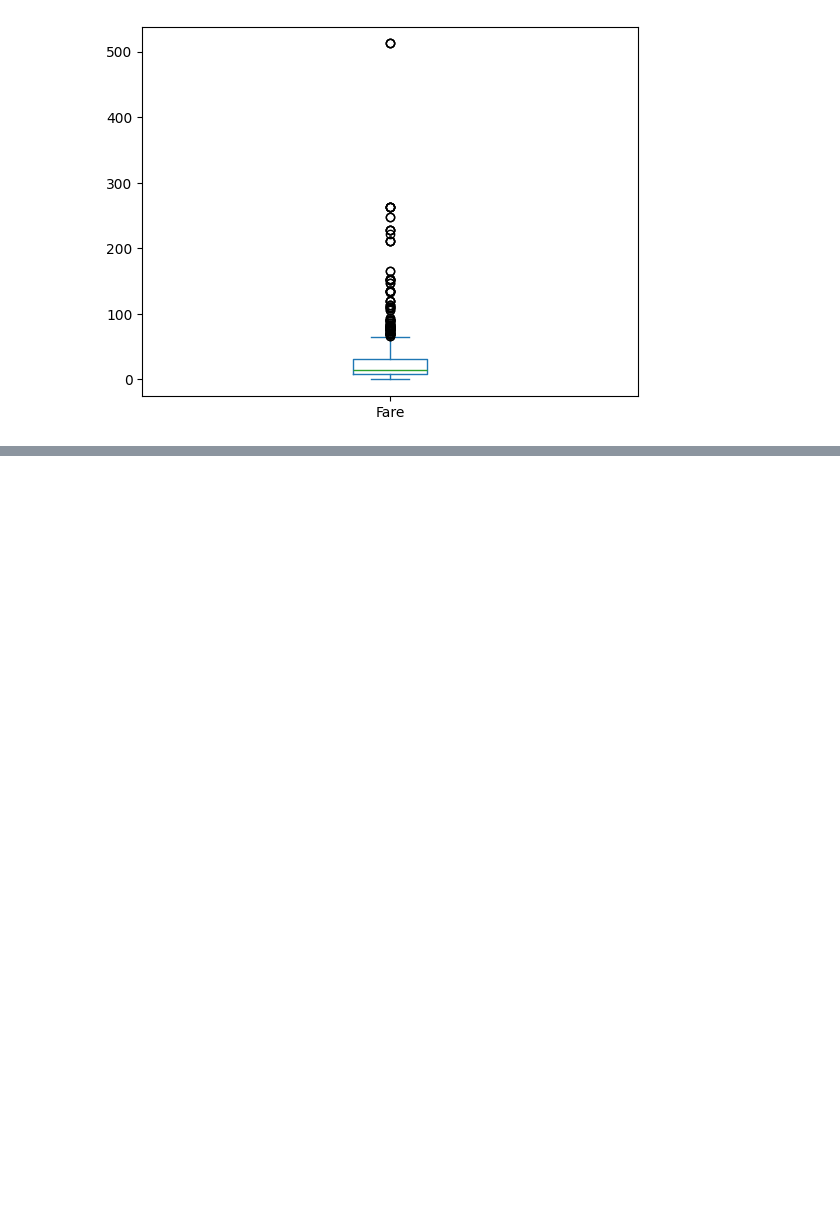
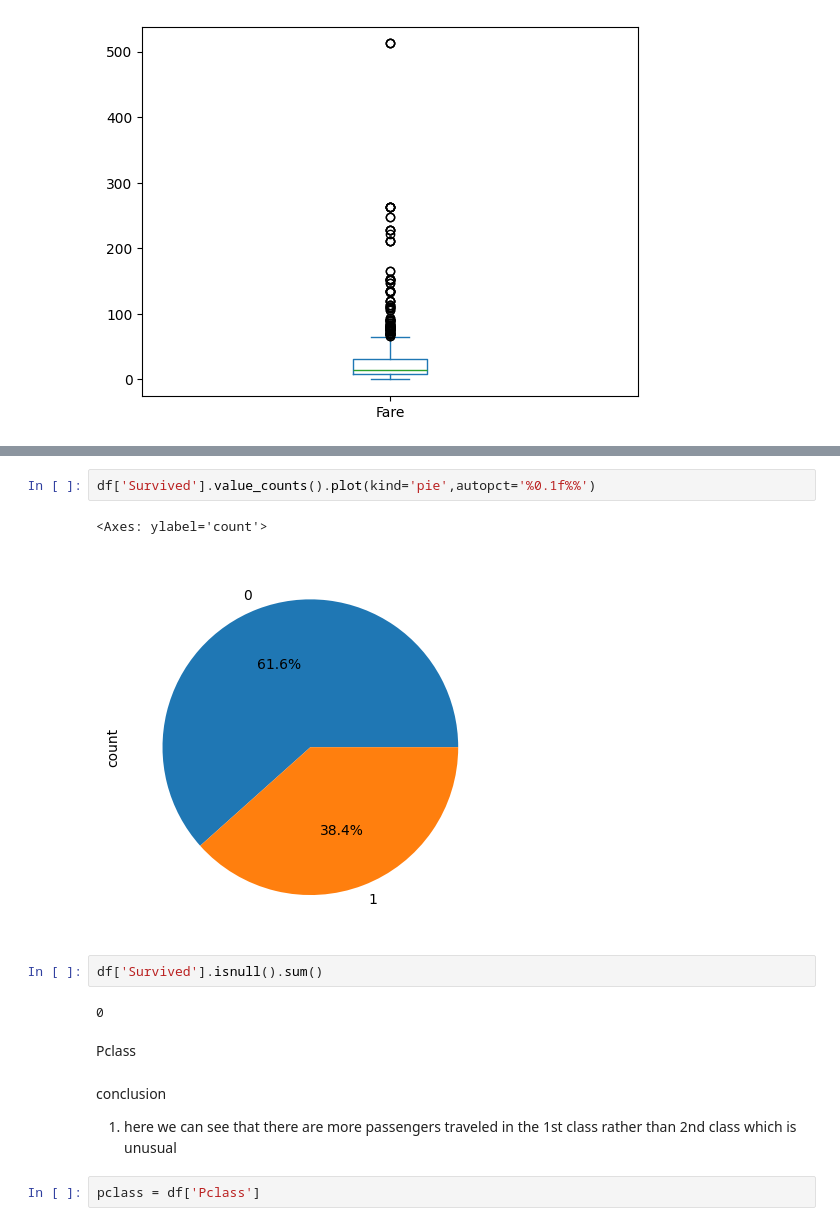
Before and after one commit to Bhavik2209/EDA, a Jupyter notebook: index.ipynb, the cells around one changed output, grey strips where cells are left out. Cells and saved outputs as stored; diff of their text form; blank space fills up the shorter version.

```diff
--- a/index.ipynb
+++ b/index.ipynb
@@ -127,0 +151,16 @@ df[fare>300]
+# %%
+df['Survived'].value_counts().plot(kind='pie',autopct='%0.1f%%')
+# %% [output]
+<Axes: ylabel='count'>
+[figure, added]
+# %%
+df['Survived'].isnull().sum()
+# %% [output]
+0
+# %% [markdown]
+Pclass
+# %% [markdown]
+conclusion
+1. here we can see that there are more passengers traveled in the 1st class rather than 2nd class which is unusual
+# %%
+pclass = df['Pclass']
```
Also changed, not shown: parts of 48 cells of this notebook.
